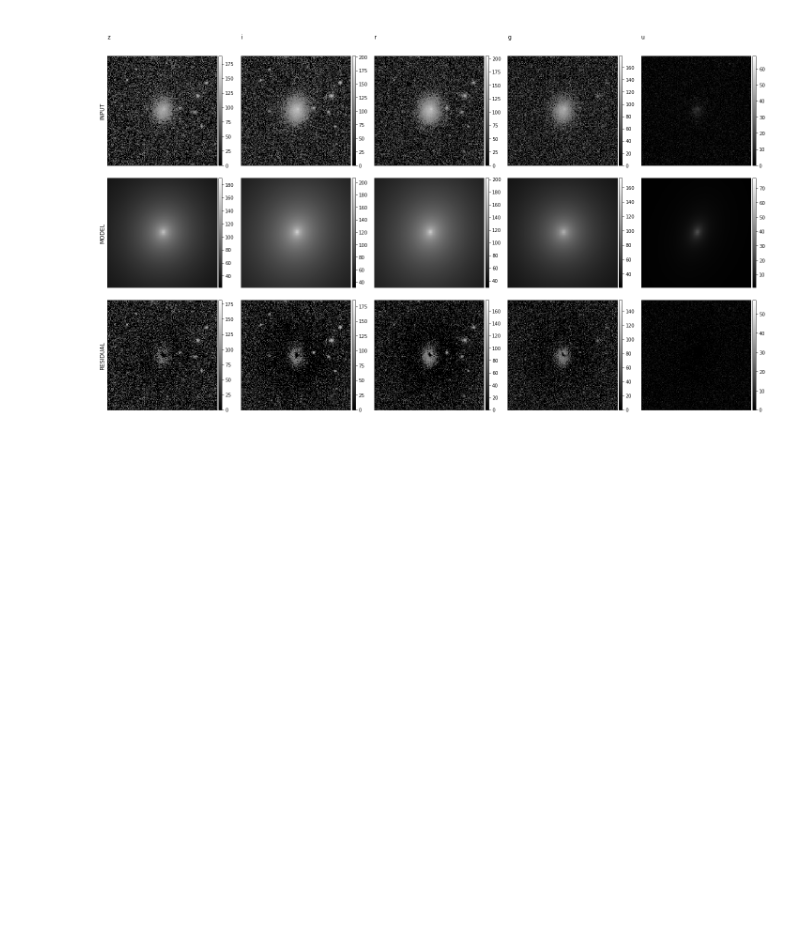
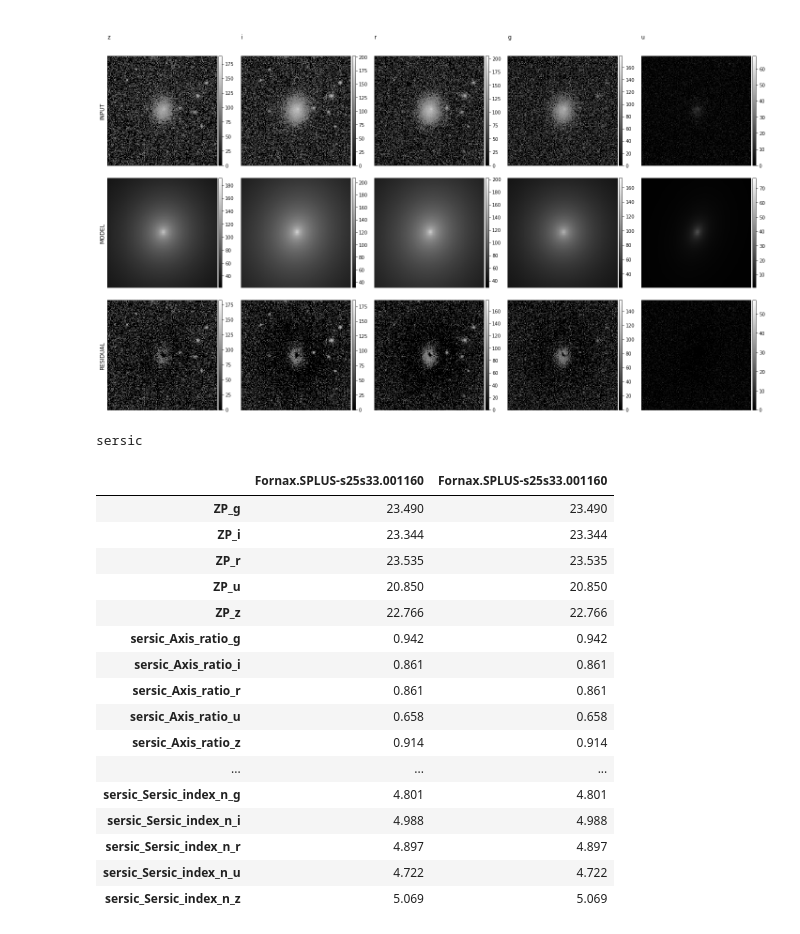
Before and after one commit to Schwarzam/pygalfitm, a Jupyter notebook: dev/scripts/splus_table.ipynb, the cells around one changed output. Cells and saved outputs as stored; diff of their text form; code cells hidden in the pictures; blank space fills up the shorter version.

Commit message:
finished table script, added table gen function

```diff
--- a/dev/scripts/splus_table.ipynb
+++ b/dev/scripts/splus_table.ipynb
@@ -78,3 +132,31 @@ result_obj.gen_plot(  )
 10) 16.951,17.433,17.236,12.514,19.637  1,0,0,0,0 band       #  Position angle (PA) [deg: Up=0, Left=90]
 Z) 0                                   #     Skip       # his model in output image?  (yes=1, no=0)
 [figure]
+# %%
+if not os.path.exists(os.path.join(outfolder, f"all_results.csv")):
+    res_df = result_obj.create_result_table()
+    res_df.to_csv(os.path.join(outfolder, f"all_results.csv"))
+# %% [output]
+sersic
+# %%
+df = pd.read_csv(os.path.join(outfolder, f"all_results.csv"), index_col=0)
+# %%
+pd.concat([df, res_df], axis=1)
+# %% [output]
+|  | Fornax.SPLUS-s25s33.001160 | Fornax.SPLUS-s25s33.001160 |
+| ZP_g | 23.490 | 23.490 |
+| ZP_i | 23.344 | 23.344 |
+| ZP_r | 23.535 | 23.535 |
+| ZP_u | 20.850 | 20.850 |
+| ZP_z | 22.766 | 22.766 |
+| sersic_Axis_ratio_g | 0.942 | 0.942 |
+| sersic_Axis_ratio_i | 0.861 | 0.861 |
+| sersic_Axis_ratio_r | 0.861 | 0.861 |
+| sersic_Axis_ratio_u | 0.658 | 0.658 |
+| sersic_Axis_ratio_z | 0.914 | 0.914 |
+| ... | ... | ... |
+| sersic_Sersic_index_n_g | 4.801 | 4.801 |
+| sersic_Sersic_index_n_i | 4.988 | 4.988 |
+| sersic_Sersic_index_n_r | 4.897 | 4.897 |
+| sersic_Sersic_index_n_u | 4.722 | 4.722 |
+| sersic_Sersic_index_n_z | 5.069 | 5.069 |
```
Also changed, not shown: parts of 7 cells of this notebook, 7 other files.
